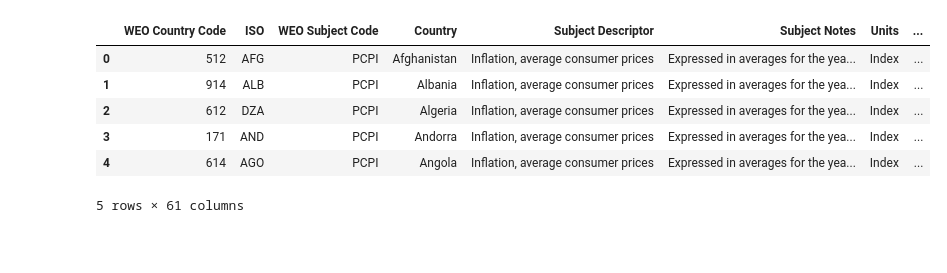
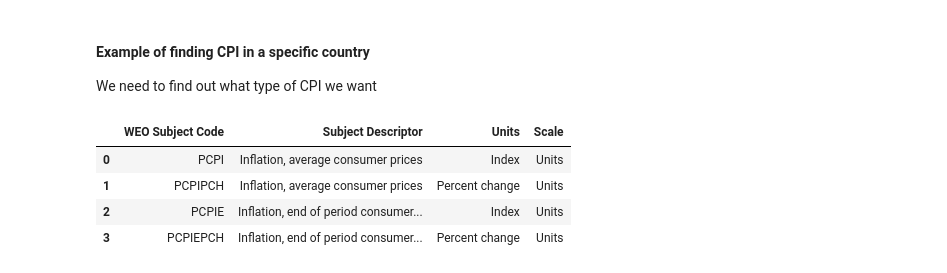
Before and after one commit to DeanRog14/WEO_Library, a Jupyter notebook: examples/WEO Presentation.ipynb, the cells around one changed output. Drawn from its saved outputs; the diff is of its cells as text; code cells hidden in the pictures; blank space fills up the shorter version.

```diff
--- a/examples/WEO Presentation.ipynb
+++ b/examples/WEO Presentation.ipynb
@@ -59,10 +27,11 @@ cpi_df = pd.read_csv("CPI_2024_Data.csv")
+# %% [markdown]
+#### Example of finding CPI in a specific country
+We need to find out what type of CPI we want
 # %%
-cpi_df.head(5)
+df.search_subject_codes('CPI').head(5)
 # %% [output]
-|  | WEO Country Code | ISO | WEO Subject Code | Country | Subject Descriptor | Subject Notes | Units | ... |
-| 0 | 512 | AFG | PCPI | Afghanistan | Inflation, average consumer prices | Expressed in averages for the yea... | Index | ... |
-| 1 | 914 | ALB | PCPI | Albania | Inflation, average consumer prices | Expressed in averages for the yea... | Index | ... |
-| 2 | 612 | DZA | PCPI | Algeria | Inflation, average consumer prices | Expressed in averages for the yea... | Index | ... |
-| 3 | 171 | AND | PCPI | Andorra | Inflation, average consumer prices | Expressed in averages for the yea... | Index | ... |
-| 4 | 614 | AGO | PCPI | Angola | Inflation, average consumer prices | Expressed in averages for the yea... | Index | ... |
+|  | WEO Subject Code | Subject Descriptor | Units | Scale |
+| 0 | PCPI | Inflation, average consumer prices | Index | Units |
+| 1 | PCPIPCH | Inflation, average consumer prices | Percent change | Units |
+| 2 | PCPIE | Inflation, end of period consumer... | Index | Units |
+| 3 | PCPIEPCH | Inflation, end of period consumer... | Percent change | Units |
-5 rows × 61 columns
```
Also changed, not shown: parts of 22 cells of this notebook.
